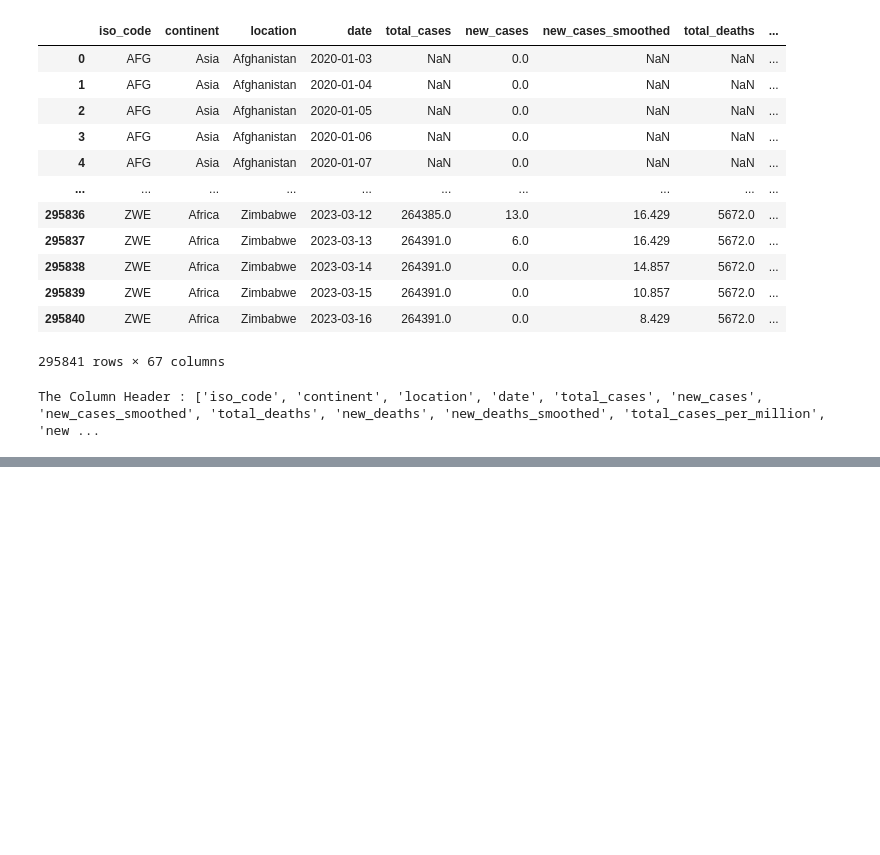
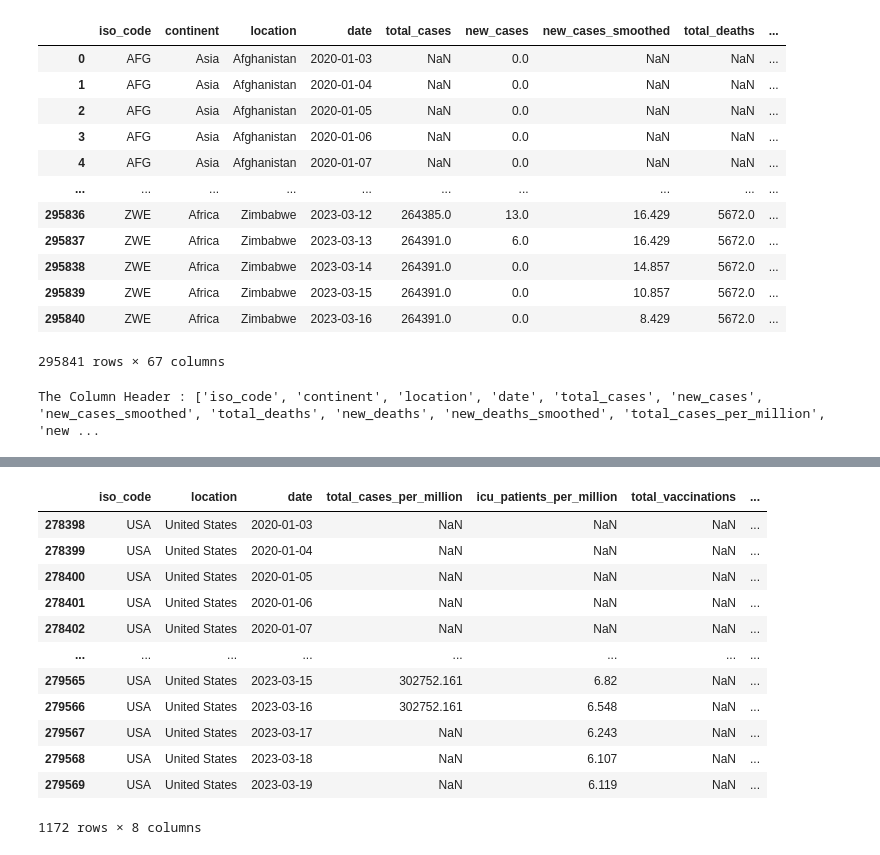
Before and after one commit to tubbsyal/BEE2024_p3, a Jupyter notebook: Part3_1Notebook.ipynb, the cells around one changed output, grey strips where cells are left out. Cells and saved outputs as stored; diff of their text form; code cells hidden in the pictures; blank space fills up the shorter version.

```diff
--- a/Part3_1Notebook.ipynb
+++ b/Part3_1Notebook.ipynb
@@ -60,0 +61,17 @@ df2
+# %%
+df3 = df2.loc[df2['location']== 'United States']
+df3
+# %% [output]
+|  | iso_code | location | date | total_cases_per_million | icu_patients_per_million | total_vaccinations | ... |
+| 278398 | USA | United States | 2020-01-03 | NaN | NaN | NaN | ... |
+| 278399 | USA | United States | 2020-01-04 | NaN | NaN | NaN | ... |
+| 278400 | USA | United States | 2020-01-05 | NaN | NaN | NaN | ... |
+| 278401 | USA | United States | 2020-01-06 | NaN | NaN | NaN | ... |
+| 278402 | USA | United States | 2020-01-07 | NaN | NaN | NaN | ... |
+| ... | ... | ... | ... | ... | ... | ... | ... |
+| 279565 | USA | United States | 2023-03-15 | 302752.161 | 6.82 | NaN | ... |
+| 279566 | USA | United States | 2023-03-16 | 302752.161 | 6.548 | NaN | ... |
+| 279567 | USA | United States | 2023-03-17 | NaN | 6.243 | NaN | ... |
+| 279568 | USA | United States | 2023-03-18 | NaN | 6.107 | NaN | ... |
+| 279569 | USA | United States | 2023-03-19 | NaN | 6.119 | NaN | ... |
+1172 rows × 8 columns
```
Also changed, not shown: parts of 6 cells of this notebook.
